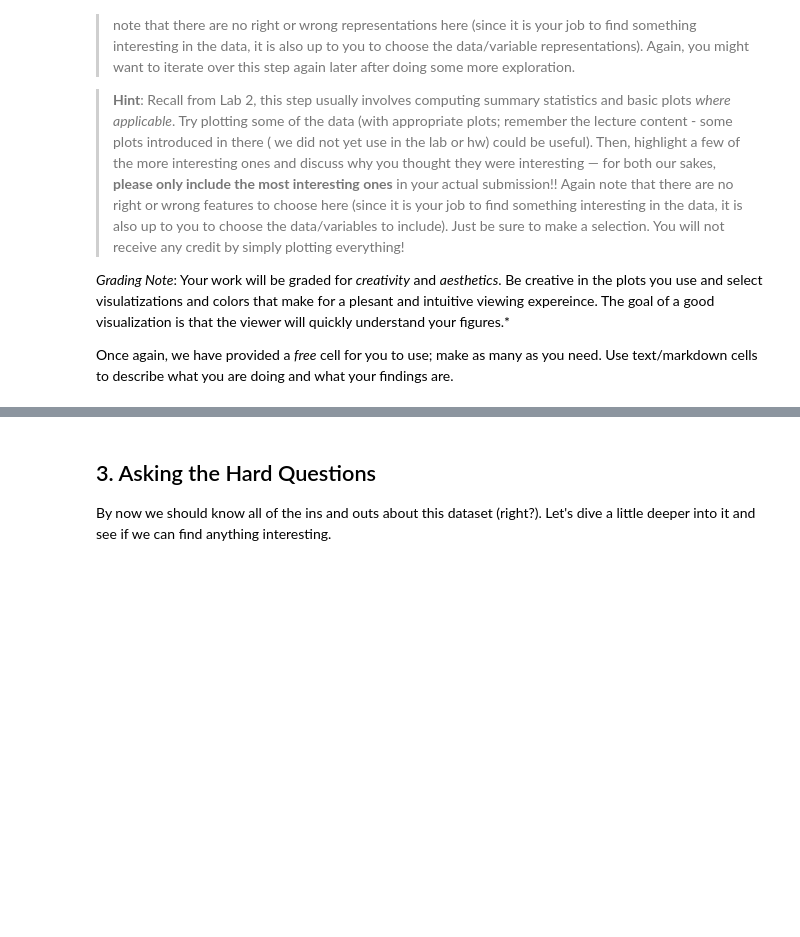
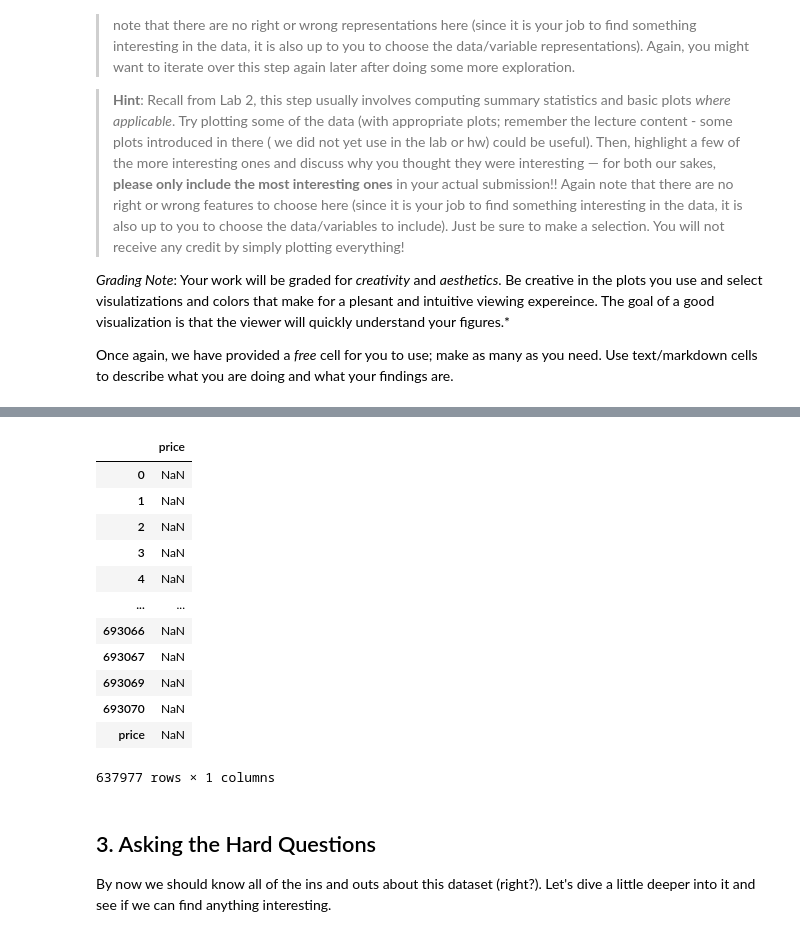
Before and after one commit to jumonlala/217_final_project, a Jupyter notebook: hw6.ipynb, the cells around one changed output, grey strips where cells are left out. Drawn from its saved outputs; the diff is of its cells as text; code cells hidden in the pictures; blank space fills up the shorter version.

```diff
--- a/hw6.ipynb
+++ b/hw6.ipynb
@@ -90,0 +233,3 @@ Also, you might want to come back to this step later on, since you might encount
+# %%
+clean_data = data.dropna()
+data.isna().sum(axis=0)
@@ -105,3 +301,21 @@ Once again, we have provided a _free_ cell for you to use; make as many as you n
+# %%
+mean = clean_data[['price']].mean()
+
+clean_data[['price']].apply(lambda x: (x - clean_data[['price']].mean()) / (data[['price']].max() - data[['price']].min()))
+# %% [output]
+|  | price |
+| 0 | NaN |
+| 1 | NaN |
+| 2 | NaN |
+| 3 | NaN |
+| 4 | NaN |
+| ... | ... |
+| 693066 | NaN |
+| 693067 | NaN |
+| 693069 | NaN |
+| 693070 | NaN |
+| price | NaN |
+637977 rows × 1 columns
 # %% [markdown]
 ## 3. Asking the Hard Questions
 
```
Also changed, not shown: parts of 24 cells of this notebook.
